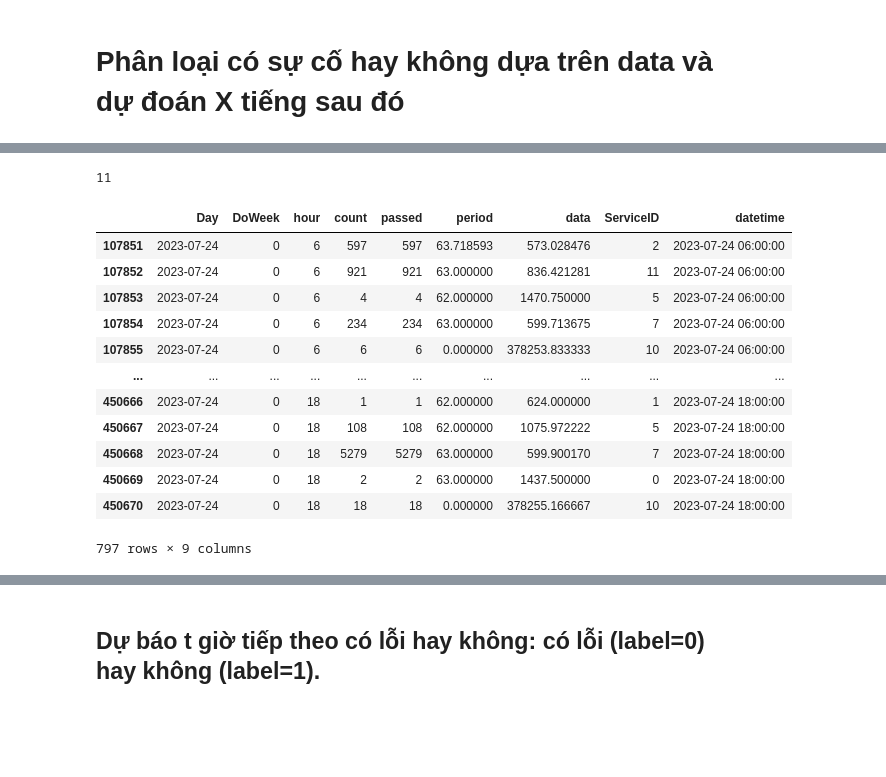
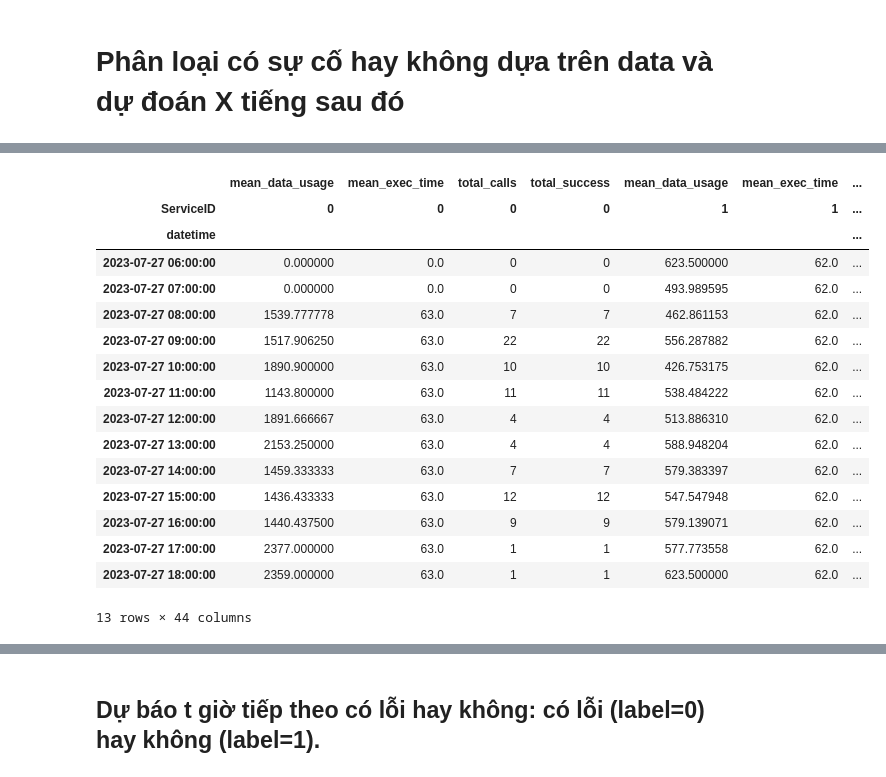
Before and after one commit to giunzz/Data_Science, a Jupyter notebook: Tuan6/BT5.ipynb, the cells around one changed output, grey strips where cells are left out. Cells and saved outputs as stored; diff of their text form; code cells hidden in the pictures; blank space fills up the shorter version.

```diff
--- a/Tuan6/BT5.ipynb
+++ b/Tuan6/BT5.ipynb
@@ -41,4 +16,7 @@ df
 # %%
-df["datetime"] = pd.to_datetime(df["Day"]) + pd.to_timedelta(df["hour"], unit="h")
-df
+#query
+t = pd.to_datetime("2023-07-27 18:00:00")
+result = query_interval(df, t, 12)
+result = result.sort_index()
+print(result.shape)
 # %% [output]
@@ -58,26 +24,31 @@ df
 # %%
-def query_interval(df, t_datetime, T):
-    start = t_datetime - pd.Timedelta(hours=T)
-    return df[(df["datetime"] >= start) & (df["datetime"] <= t_datetime)]
-
-t = pd.to_datetime("2023-07-24 18:00:00")
-result = query_interval(df, t, 12)
-print(result["ServiceID"].nunique())
-result.sort_index()
-# result.shape
+#groupby
+features = result.groupby(["datetime", "ServiceID"]).agg(
+        total_calls=("count", "sum"), # a> Tổng số lần gọi
+        total_success=("passed", "sum"), # b> Tổng số lần gọi thành công
+        mean_exec_time=("period", "mean"), # c> Trị trung bình thời gian thực thi
+        mean_data_usage=("data", "mean") # d> Trị trung bình dữ liệu sử dụng
+    )
+matrix = features.unstack(level="ServiceID", fill_value=0)
+matrix = matrix.sort_index(axis=1, level=1)
+matrix.to_csv("feature.csv", index=False)
+matrix
 # %% [output]
+|  | mean_data_usage | mean_exec_time | total_calls | total_success | mean_data_usage | mean_exec_time | ... |
+| ServiceID | 0 | 0 | 0 | 0 | 1 | 1 | ... |
+| datetime |  |  |  |  |  |  | ... |
+| 2023-07-27 06:00:00 | 0.000000 | 0.0 | 0 | 0 | 623.500000 | 62.0 | ... |
+| 2023-07-27 07:00:00 | 0.000000 | 0.0 | 0 | 0 | 493.989595 | 62.0 | ... |
+| 2023-07-27 08:00:00 | 1539.777778 | 63.0 | 7 | 7 | 462.861153 | 62.0 | ... |
+| 2023-07-27 09:00:00 | 1517.906250 | 63.0 | 22 | 22 | 556.287882 | 62.0 | ... |
+| 2023-07-27 10:00:00 | 1890.900000 | 63.0 | 10 | 10 | 426.753175 | 62.0 | ... |
+| 2023-07-27 11:00:00 | 1143.800000 | 63.0 | 11 | 11 | 538.484222 | 62.0 | ... |
+| 2023-07-27 12:00:00 | 1891.666667 | 63.0 | 4 | 4 | 513.886310 | 62.0 | ... |
+| 2023-07-27 13:00:00 | 2153.250000 | 63.0 | 4 | 4 | 588.948204 | 62.0 | ... |
+| 2023-07-27 14:00:00 | 1459.333333 | 63.0 | 7 | 7 | 579.383397 | 62.0 | ... |
+| 2023-07-27 15:00:00 | 1436.433333 | 63.0 | 12 | 12 | 547.547948 | 62.0 | ... |
+| 2023-07-27 16:00:00 | 1440.437500 | 63.0 | 9 | 9 | 579.139071 | 62.0 | ... |
+| 2023-07-27 17:00:00 | 2377.000000 | 63.0 | 1 | 1 | 577.773558 | 62.0 | ... |
+| 2023-07-27 18:00:00 | 2359.000000 | 63.0 | 1 | 1 | 623.500000 | 62.0 | ... |
-11
+13 rows × 44 columns
-|  | Day | DoWeek | hour | count | passed | period | data | ServiceID | datetime |
-| 107851 | 2023-07-24 | 0 | 6 | 597 | 597 | 63.718593 | 573.028476 | 2 | 2023-07-24 06:00:00 |
-| 107852 | 2023-07-24 | 0 | 6 | 921 | 921 | 63.000000 | 836.421281 | 11 | 2023-07-24 06:00:00 |
-| 107853 | 2023-07-24 | 0 | 6 | 4 | 4 | 62.000000 | 1470.750000 | 5 | 2023-07-24 06:00:00 |
-| 107854 | 2023-07-24 | 0 | 6 | 234 | 234 | 63.000000 | 599.713675 | 7 | 2023-07-24 06:00:00 |
-| 107855 | 2023-07-24 | 0 | 6 | 6 | 6 | 0.000000 | 378253.833333 | 10 | 2023-07-24 06:00:00 |
-| ... | ... | ... | ... | ... | ... | ... | ... | ... | ... |
-| 450666 | 2023-07-24 | 0 | 18 | 1 | 1 | 62.000000 | 624.000000 | 1 | 2023-07-24 18:00:00 |
-| 450667 | 2023-07-24 | 0 | 18 | 108 | 108 | 62.000000 | 1075.972222 | 5 | 2023-07-24 18:00:00 |
-| 450668 | 2023-07-24 | 0 | 18 | 5279 | 5279 | 63.000000 | 599.900170 | 7 | 2023-07-24 18:00:00 |
-| 450669 | 2023-07-24 | 0 | 18 | 2 | 2 | 63.000000 | 1437.500000 | 0 | 2023-07-24 18:00:00 |
-| 450670 | 2023-07-24 | 0 | 18 | 18 | 18 | 0.000000 | 378255.166667 | 10 | 2023-07-24 18:00:00 |
-797 rows × 9 columns
 # %%
```
Also changed, not shown: parts of 22 cells of this notebook, 12 other files.
